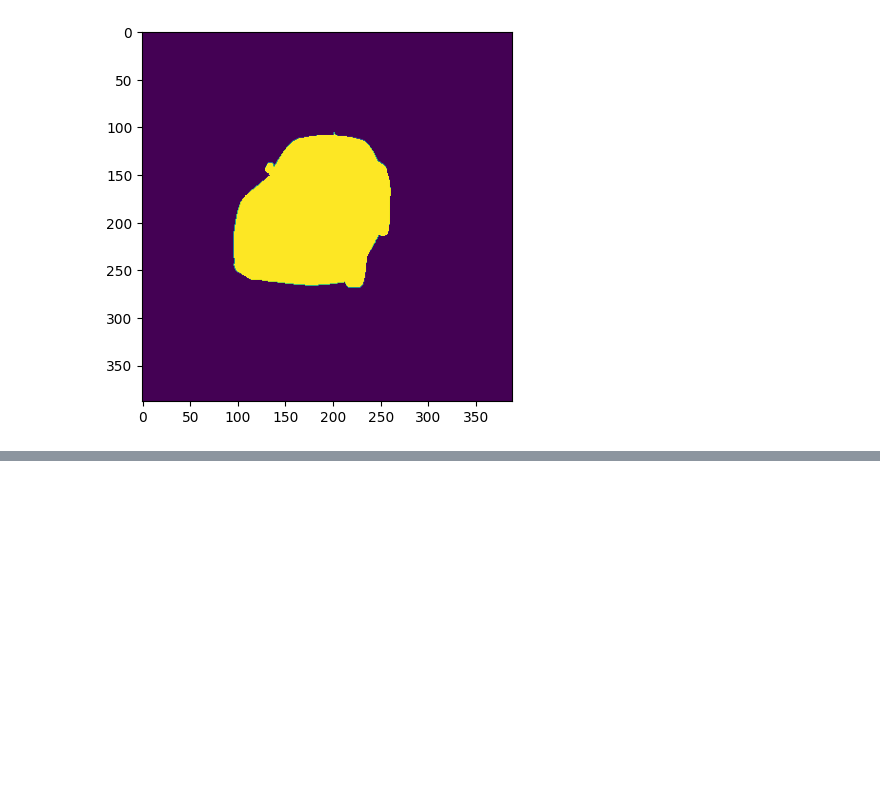
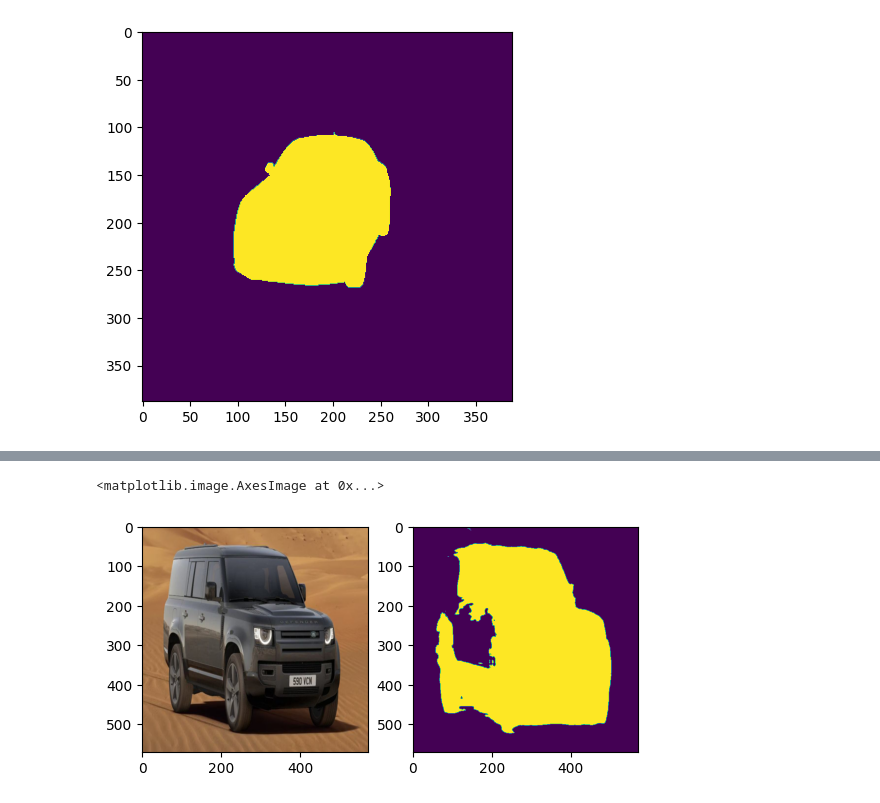
Before and after one commit to JuricaRuntas/notebooks, a Jupyter notebook: UNet.ipynb, the cells around one changed output, grey strips where cells are left out. Cells and saved outputs as stored; diff of their text form; code cells hidden in the pictures; blank space fills up the shorter version.

```diff
--- a/UNet.ipynb
+++ b/UNet.ipynb
@@ -379,0 +407,10 @@ plt.imshow(ll)
+# %%
+# image that is not from dataset
+img, predicted = predict(model, device, "/home/jurica/Desktop/projekt/Pytorch-UNet/data/test_img/test4.jpg")
+
+f, axarr = plt.subplots(1,2)
+axarr[0].imshow(img)
+axarr[1].imshow(predicted)
+# %% [output]
+<matplotlib.image.AxesImage at 0x...>
+[figure, added]
```
Also changed, not shown: parts of 15 cells of this notebook, 1 other file.
